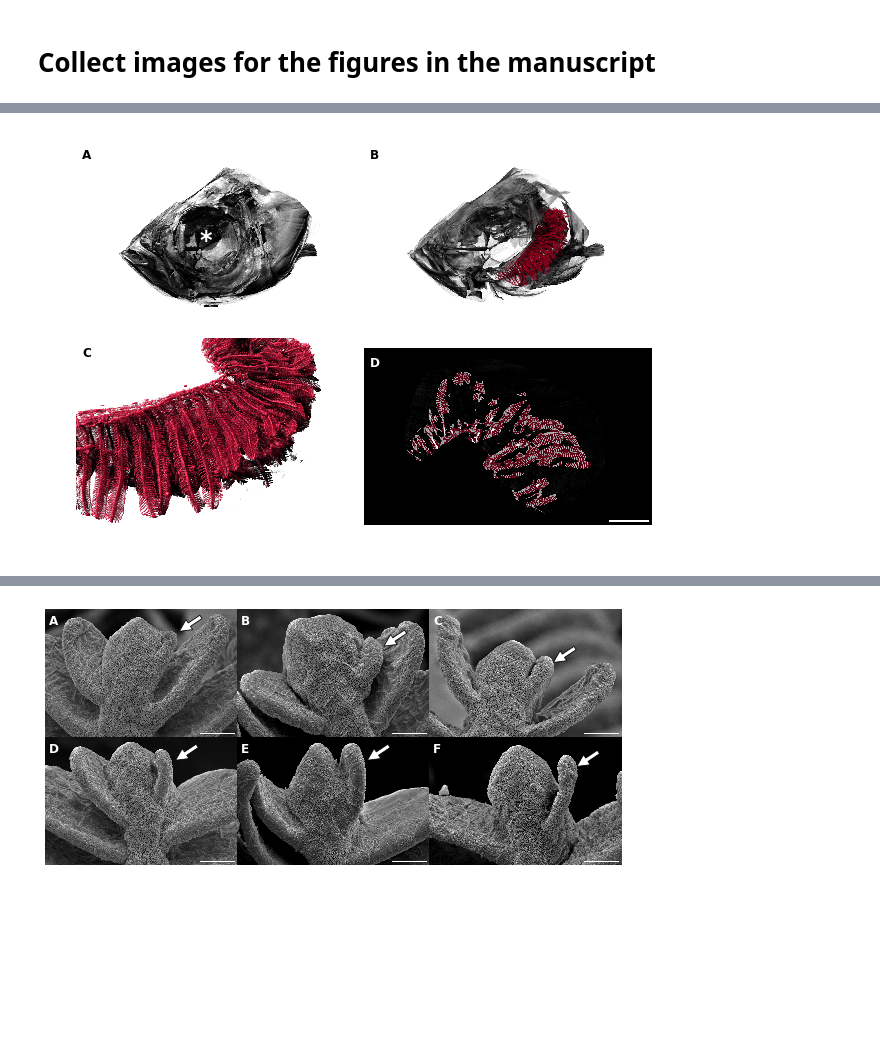
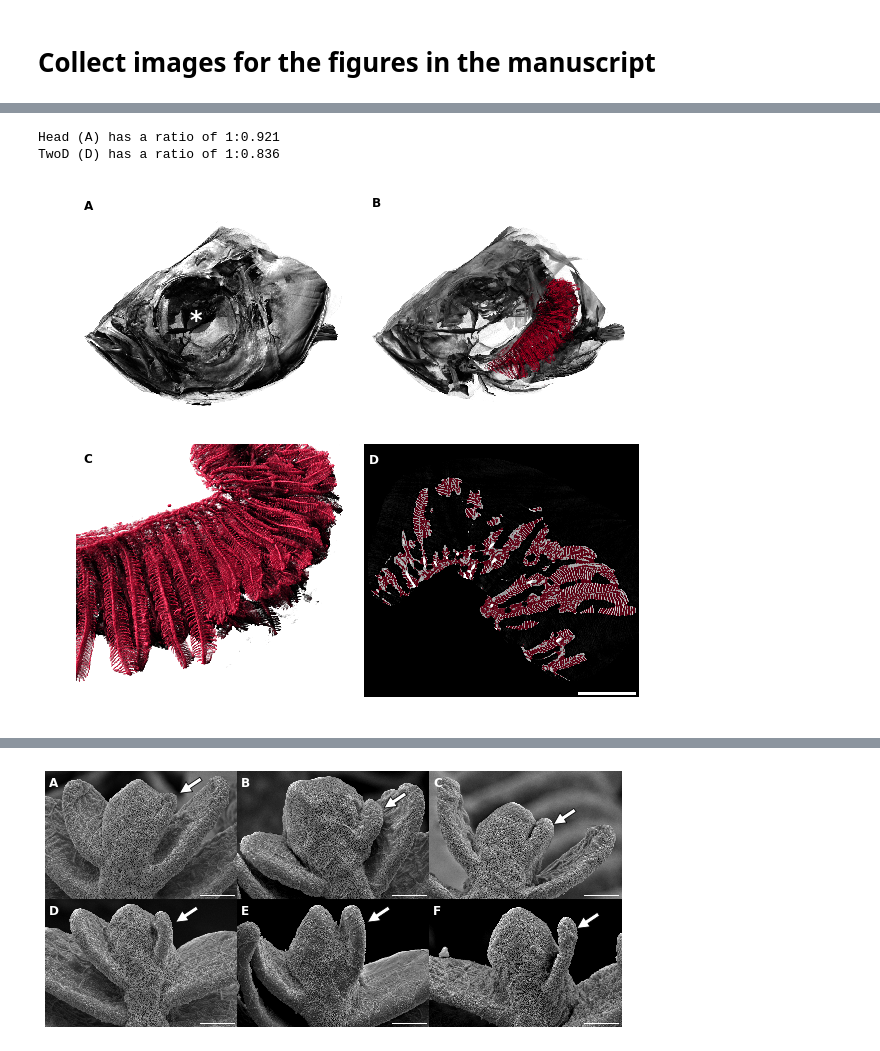
Before and after one commit to habi/Zebra-Fish-Gills, a Jupyter notebook: Gills-Analysis.ipynb, the cells around one changed output, grey strips where cells are left out. Saved outputs shown, nothing was run; the diff lists cells and outputs as text; code cells hidden in the pictures; blank space fills up the shorter version.

```diff
--- a/Gills-Analysis.ipynb
+++ b/Gills-Analysis.ipynb
@@ -3225,54 +3225,61 @@ plt.rcParams['scalebar.scale_loc'] = 'top'
 # %%
 # Fig 02: Anatomy of the gills
 # Based on the images David made for https://github.com/habi/20190605_BrukerUserMeeting
-plt.rcParams['figure.figsize'] = (8, 5.5)
+plt.rcParams['figure.figsize'] = (8,8*numpy.mean(0.921+0.836)/2)
 plt.subplot(221)
-# The full head is Control06
+# The full head is from fish Control06
 Head = imageio.imread('Figure-Originals/fishhead/head-without-gills0160.png')
-crop=1
-plt.imshow(numpy.fliplr(Head[:,crop:-crop]))
-plt.gca().text(710,
+crop=400
+shift=200
+print('Head (A) has a ratio of 1:%0.3f' % (numpy.shape(Head[:,crop-shift:-crop+shift])[0] /
+                                           numpy.shape(Head[:,crop-shift:-crop+shift])[1]))
+plt.imshow(numpy.fliplr(Head[:,crop-shift:-crop+shift]))
+plt.gca().text(710-crop+shift,
                552,
                '*',
                color='white',
                fontsize=24,
                fontweight='bold',
                verticalalignment='center',
                horizontalalignment='center')
-image_label(Head[:,crop:-crop], 'A', color='black')
+image_label(Head[:,crop-shift:-crop+shift], 'A', color='black')
 plt.axis('off')
 plt.subplot(222)
 Gills = imageio.imread('Figure-Originals/fishhead/head-without-gills0185.png')
-plt.imshow(numpy.fliplr(Gills[:,crop:-crop]))
+plt.imshow(numpy.fliplr(Gills[:,crop-shift:-crop+shift]))
 image_label(Gills[:,crop:-crop], 'B', color='black')
 plt.axis('off')
 plt.subplot(223)
 GillsDetail = imageio.imread('Figure-Originals/fishhead/head-without-gills0481.png')
-plt.imshow(numpy.fliplr(GillsDetail[:,crop:-crop]))
-image_label(GillsDetail[:,crop:-crop], 'C', color='black')
+plt.imshow(numpy.fliplr(GillsDetail[:,crop-shift:-crop+shift]))
+image_label(GillsDetail[:,crop-shift:-crop+shift], 'C', color='black')
 plt.axis('off')
 plt.subplot(224)
 TwoD = imageio.imread('Figure-Originals/control03_rec0000_voi_1865.crop.png')
 Combination = imageio.imread('Figure-Originals/Control03_area_organ_1500.crop.combination.png')
-crop=1 # 300
-shift=0 # 80
+crop=365
+shift=75
+print('TwoD (D) has a ratio of 1:%0.3f' % (numpy.shape(TwoD[:,crop-shift:-crop+shift])[0] /
+                                           numpy.shape(TwoD[:,crop-shift:-crop+shift])[1]))
 plt.imshow(TwoD[:,crop-shift:-crop+shift])
 plt.imshow(Combination[:,crop-shift:-crop-shift],
            alpha=1-.618)
 plt.gca().add_artist(ScaleBar(Data['PixelSize'].mean(),
                               'um',
                                fixed_value=500,
                                label_formatter = lambda x, y:''))
-image_label(TwoD[:,crop-shift:-crop+shift], 'D')
+image_label(TwoD[250:-250,crop-shift:-crop+shift], 'D')
 plt.axis('off')
 plt.subplots_adjust(0, 0, 1, 1, 0, 0)
 plt.savefig(os.path.join(OutPutDir,
                          'Fig02.png'),
             bbox_inches='tight',
             pad_inches=0)
 plt.show()
 # %% [output]
+Head (A) has a ratio of 1:0.921
+TwoD (D) has a ratio of 1:0.836
-[figure, old version]
+[figure, new version]
 # %%
 # Fig 03: SEM gill overview whole arches and the quantification: no. and length of filaments: one panel
 plt.subplot(221)
```
Also changed, not shown: parts of 20 cells of this notebook.
